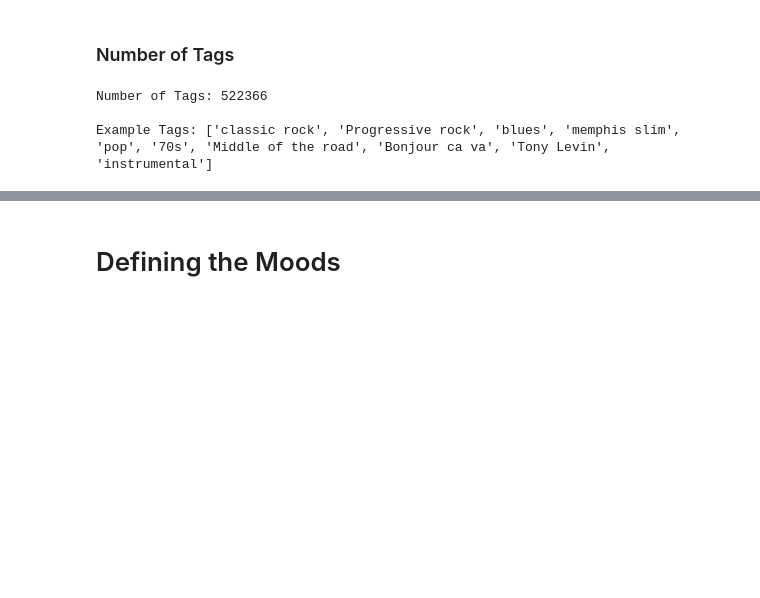
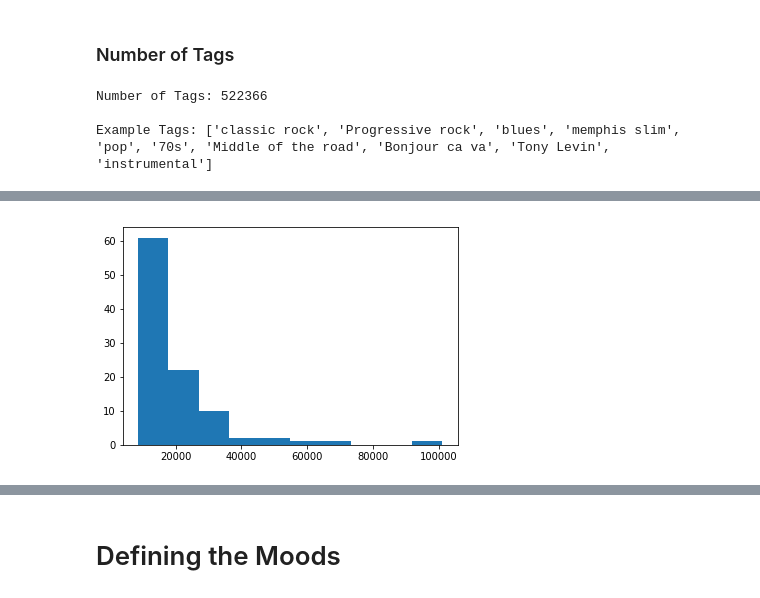
Before and after one commit to workmanjack/lyric-mood-classification, a Jupyter notebook: lastfm_tags_eda.ipynb, the cells around one changed output, grey strips where cells are left out. Drawn from its saved outputs; the diff is of its cells as text; code cells hidden in the pictures; blank space fills up the shorter version.

```diff
--- a/lastfm_tags_eda.ipynb
+++ b/lastfm_tags_eda.ipynb
@@ -166,0 +133,5 @@ print(df.head())
+# %%
+histodata = df.head(100)
+_ = plt.hist(histodata['count'])
+# %% [output]
+[figure, added]
```
Also changed, not shown: parts of 14 cells of this notebook, 4 other files.
